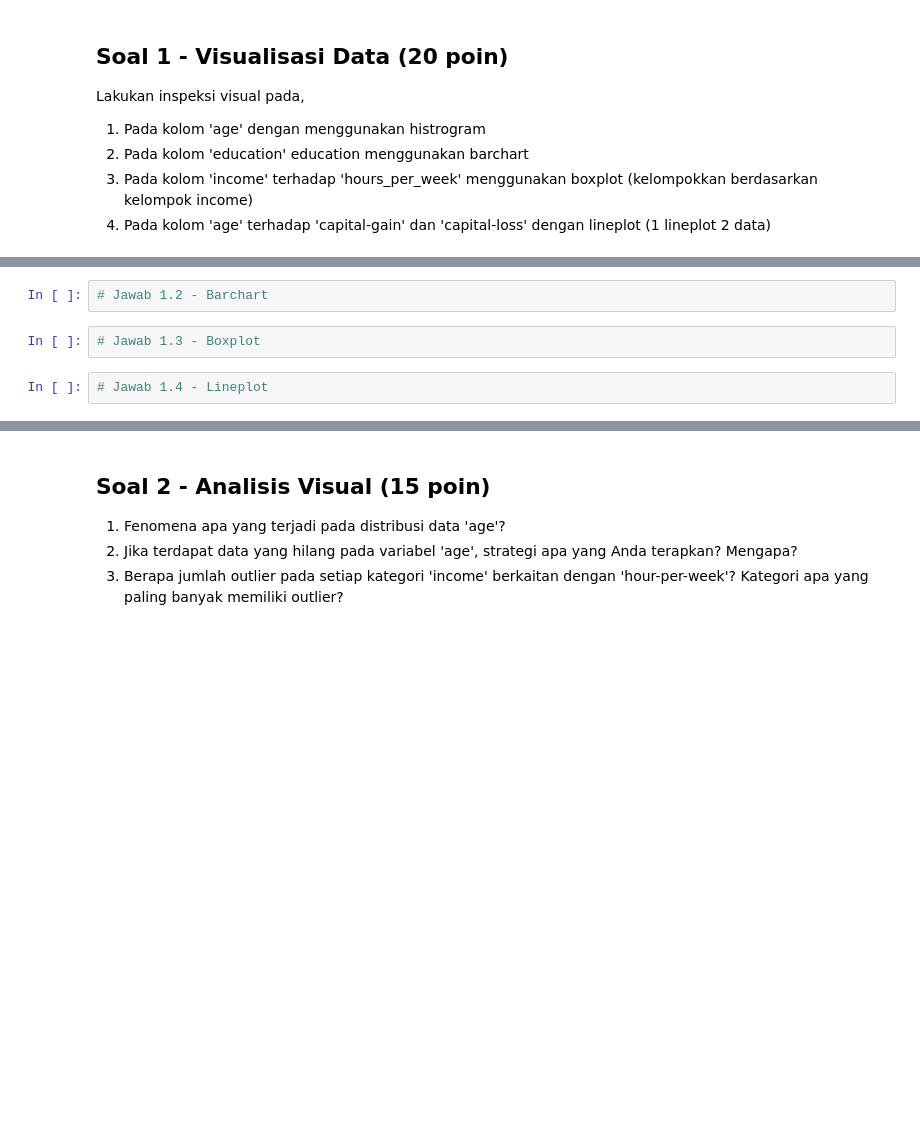
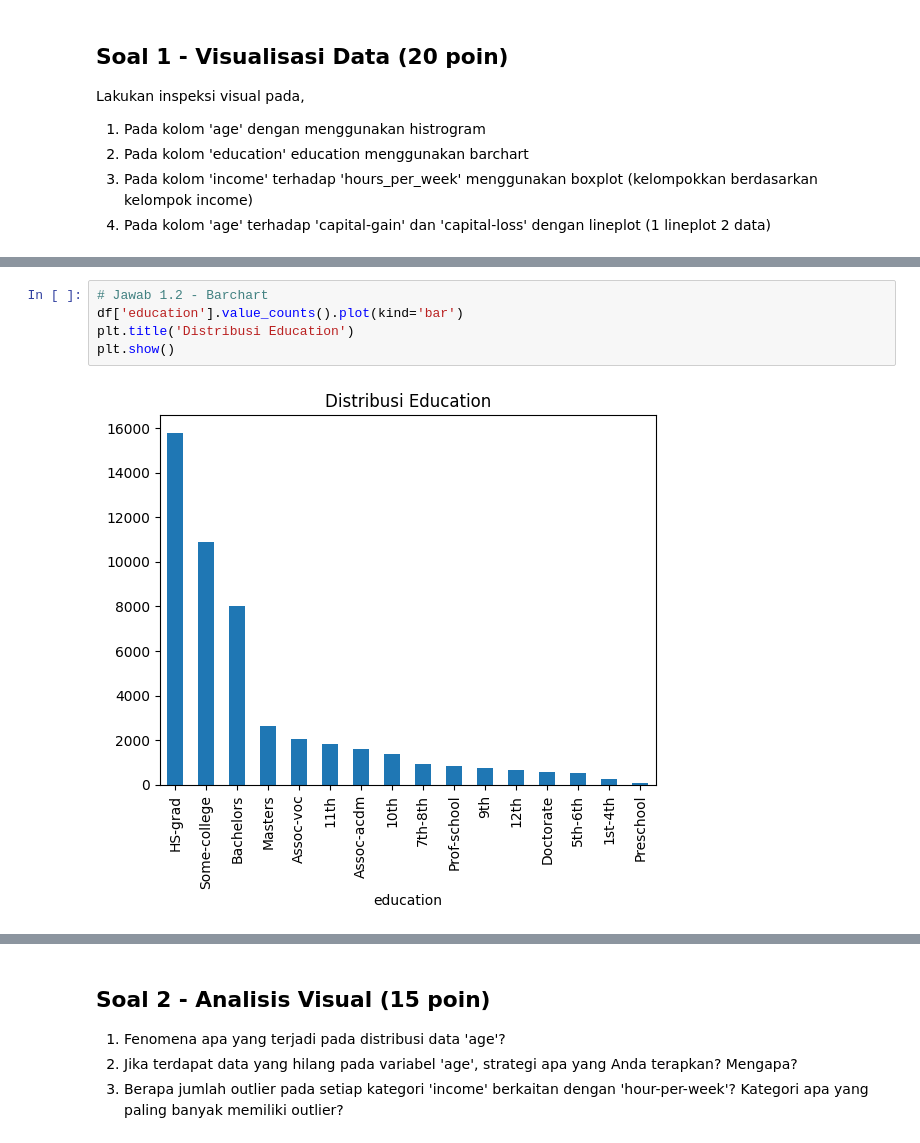
Before and after one commit to AstorBoy11/Kuis-Machine-Learning, a Jupyter notebook: Copy_of_JS04_SOAL_KUIS1_ML.ipynb, the cells around one changed output, grey strips where cells are left out. Drawn from its saved outputs; the diff is of its cells as text; blank space fills up the shorter version.

```diff
--- a/Copy_of_JS04_SOAL_KUIS1_ML.ipynb
+++ b/Copy_of_JS04_SOAL_KUIS1_ML.ipynb
@@ -117,6 +188,7 @@ Lakukan inspeksi visual pada,
 # %%
 # Jawab 1.2 - Barchart
+df['education'].value_counts().plot(kind='bar')
+plt.title('Distribusi Education')
+plt.show()
+# %% [output]
+[figure, added]
-# %%
-# Jawab 1.3 - Boxplot
-# %%
-# Jawab 1.4 - Lineplot
```
Also changed, not shown: parts of 21 cells of this notebook.
